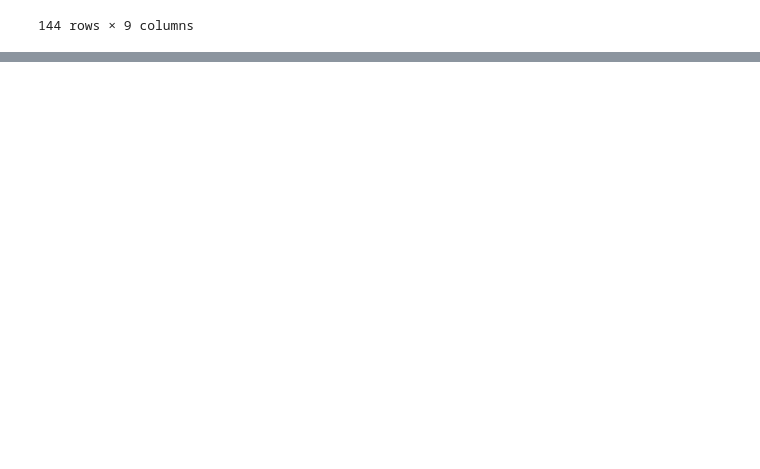
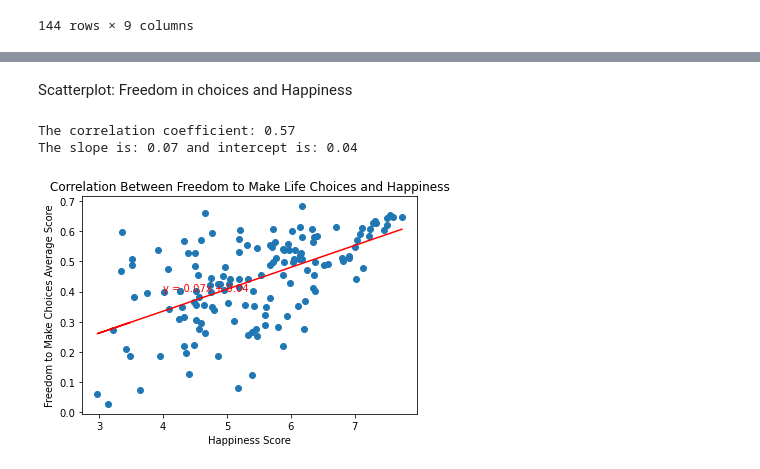
Before and after one commit to nbolt1989/Group_Project_1, a Jupyter notebook: Time for Happiness.ipynb, the cells around one changed output, grey strips where cells are left out. Saved outputs shown, nothing was run; the diff lists cells and outputs as text; code cells hidden in the pictures; blank space fills up the shorter version.

```diff
--- a/Time for Happiness.ipynb
+++ b/Time for Happiness.ipynb
@@ -280,0 +336,10 @@ top10
+# %% [markdown]
+Scatterplot: Freedom in choices and Happiness
+# %%
+happinessfunction(average_df["Score Average"],average_df['Freedom to Make Life Choices Average'],\
+         title="Correlation Between Freedom to Make Life Choices and Happiness",xlabel = "Happiness Score",\
+                  ylabel = "Freedom to Make Choices Average Score", i=4,l=.4)
+# %% [output]
+The correlation coefficient: 0.57
+The slope is: 0.07 and intercept is: 0.04
+[figure, added]
```
Also changed, not shown: parts of 17 cells of this notebook.
